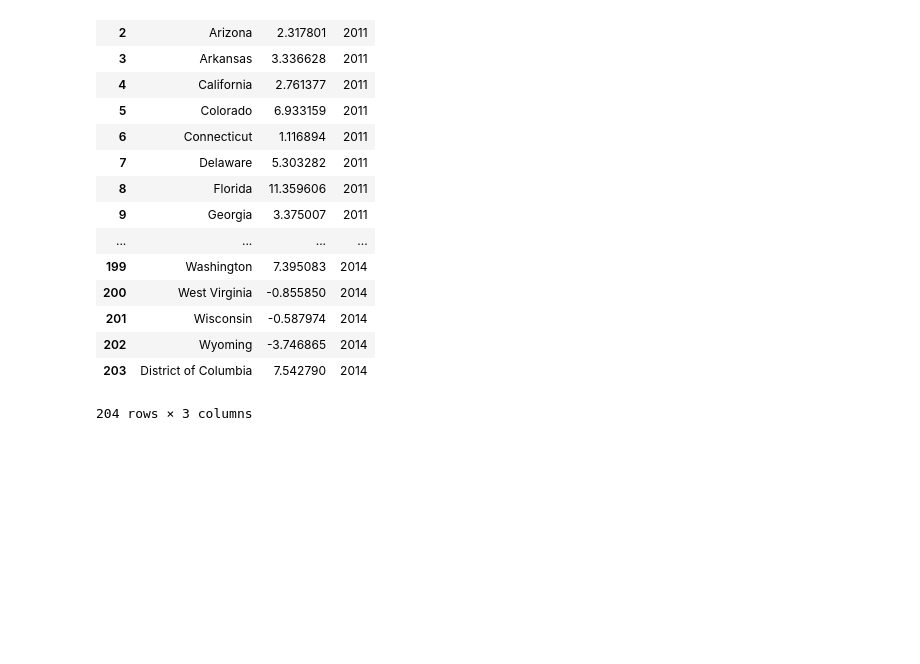
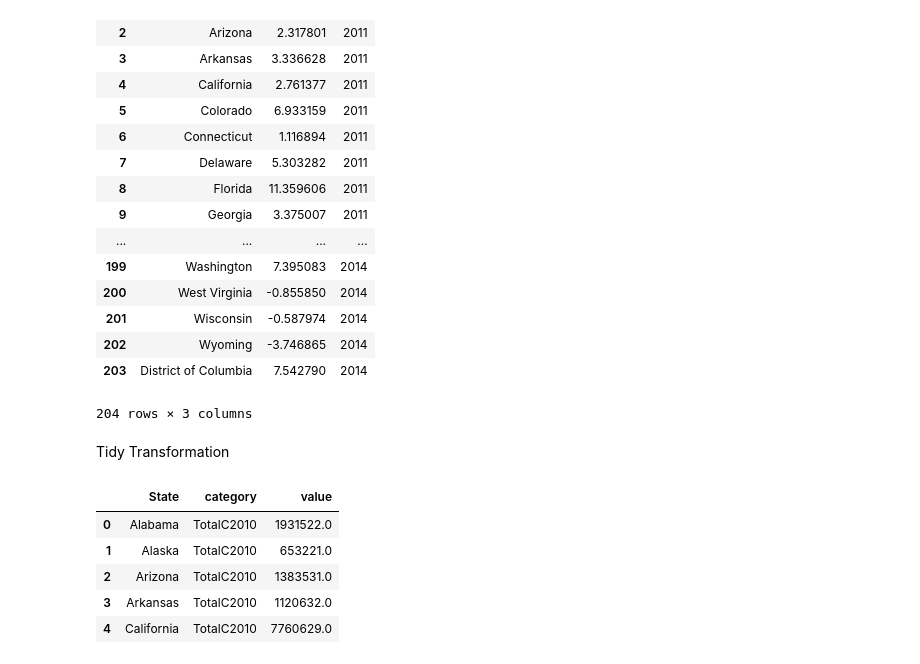
Before and after one commit to phil-trinh/data_viz_examples, a Jupyter notebook: Final_Project/energy_final_project.ipynb, the cells around one changed output. Cells and saved outputs as stored; diff of their text form; code cells hidden in the pictures; blank space fills up the shorter version.

```diff
--- a/Final_Project/Final.ipynb
+++ b/Final_Project/energy_final_project.ipynb
@@ -521,3 +521,56 @@ net_migration
 204 rows × 3 columns
 # %%
 net_migration.to_csv('net_migration.csv', index=False)
+# %% [markdown]
+Tidy Transformation
+# %%
+energy_long = pd.melt(energy, id_vars='State',
+                        value_vars=['TotalC2010', 'TotalC2011', 'TotalC2012', 'TotalC2013', 'TotalC2014',
+                                    'TotalP2010', 'TotalP2011', 'TotalP2012', 'TotalP2013', 'TotalP2014',
+                                    'TotalE2010', 'TotalE2011', 'TotalE2012', 'TotalE2013', 'TotalE2014',
+                                    'TotalPrice2010', 'TotalPrice2011', 'TotalPrice2012', 'TotalPrice2013', 'TotalPrice2014',
+                                    'TotalC10-11', 'TotalC11-12', 'TotalC12-13', 'TotalC13-14',
+                                    'TotalP10-11', 'TotalP11-12', 'TotalP12-13', 'TotalP13-14',
+                                    'TotalE10-11', 'TotalE11-12', 'TotalE12-13', 'TotalE13-14',
+                                    'TotalPrice10-11', 'TotalPrice11-12', 'TotalPrice12-13', 'TotalPrice13-14',
+                                    'BiomassC2010', 'BiomassC2011', 'BiomassC2012', 'BiomassC2013', 'BiomassC2014',
+                                    'CoalC2010', 'CoalC2011', 'CoalC2012', 'CoalC2013', 'CoalC2014',
+                                    'CoalP2010', 'CoalP2011', 'CoalP2012', 'CoalP2013', 'CoalP2014',
+                                    'CoalE2010', 'CoalE2011', 'CoalE2012', 'CoalE2013', 'CoalE2014',
+                                    'CoalPrice2010', 'CoalPrice2011', 'CoalPrice2012', 'CoalPrice2013', 'CoalPrice2014',
+                                    'ElecC2010', 'ElecC2011', 'ElecC2012', 'ElecC2013', 'ElecC2014',
+                                    'ElecE2010', 'ElecE2011', 'ElecE2012', 'ElecE2013', 'ElecE2014',
+                                    'ElecPrice2010', 'ElecPrice2011', 'ElecPrice2012', 'ElecPrice2013', 'ElecPrice2014',
+                                    'FossFuelC2010', 'FossFuelC2011', 'FossFuelC2012', 'FossFuelC2013', 'FossFuelC2014',
+                                    'GeoC2010', 'GeoC2011', 'GeoC2012', 'GeoC2013', 'GeoC2014',
+                                    'GeoP2010', 'GeoP2011', 'GeoP2012', 'GeoP2013', 'GeoP2014',
+                                    'HydroC2010', 'HydroC2011', 'HydroC2012', 'HydroC2013', 'HydroC2014',
+                                    'HydroP2010', 'HydroP2011', 'HydroP2012', 'HydroP2013', 'HydroP2014',
+                                    'NatGasC2010', 'NatGasC2011', 'NatGasC2012', 'NatGasC2013', 'NatGasC2014',
+                                    'NatGasE2010', 'NatGasE2011', 'NatGasE2012', 'NatGasE2013', 'NatGasE2014',
+                                    'NatGasPrice2010', 'NatGasPrice2011', 'NatGasPrice2012', 'NatGasPrice2013', 'NatGasPrice2014',
+                                    'LPGC2010', 'LPGC2011', 'LPGC2012', 'LPGC2013', 'LPGC2014',
+                                    'LPGE2010', 'LPGE2011', 'LPGE2012', 'LPGE2013', 'LPGE2014',
+                                    'LPGPrice2010', 'LPGPrice2011', 'LPGPrice2012', 'LPGPrice2013', 'LPGPrice2014',
+                                    'GDP2010Q1', 'GDP2010Q2', 'GDP2010Q3', 'GDP2010Q4', 'GDP2010',
+                                    'GDP2011Q1', 'GDP2011Q2', 'GDP2011Q3', 'GDP2011Q4', 'GDP2011',
+                                    'GDP2012Q1', 'GDP2012Q2', 'GDP2012Q3', 'GDP2012Q4', 'GDP2012',
+                                    'GDP2013Q1', 'GDP2013Q2', 'GDP2013Q3', 'GDP2013Q4', 'GDP2013',
+                                    'GDP2014Q1', 'GDP2014Q2', 'GDP2014Q3', 'GDP2014Q4', 'GDP2014',
+                                    'CENSUS2010POP', 'POPESTIMATE2010', 'POPESTIMATE2011', 'POPESTIMATE2012', 'POPESTIMATE2013', 'POPESTIMATE2014',
+                                    'RBIRTH2011', 'RBIRTH2012', 'RBIRTH2013', 'RBIRTH2014',
+                                    'RDEATH2011', 'RDEATH2012', 'RDEATH2013', 'RDEATH2014',
+                                    'RNATURALINC2011', 'RNATURALINC2012', 'RNATURALINC2013', 'RNATURALINC2014',
+                                    'RINTERNATIONALMIG2011', 'RINTERNATIONALMIG2012', 'RINTERNATIONALMIG2013', 'RINTERNATIONALMIG2014',
+                                    'RDOMESTICMIG2011', 'RDOMESTICMIG2012', 'RDOMESTICMIG2013', 'RDOMESTICMIG2014',
+                                    'RNETMIG2011', 'RNETMIG2012', 'RNETMIG2013', 'RNETMIG2014'],
+                        var_name='category', value_name='value')
+# %%
+energy_long.head()
+# %% [output]
+|  | State | category | value |
+| 0 | Alabama | TotalC2010 | 1931522.0 |
+| 1 | Alaska | TotalC2010 | 653221.0 |
+| 2 | Arizona | TotalC2010 | 1383531.0 |
+| 3 | Arkansas | TotalC2010 | 1120632.0 |
+| 4 | California | TotalC2010 | 7760629.0 |
```
Also changed, not shown: parts of 4 cells of this notebook, 10 other files.
